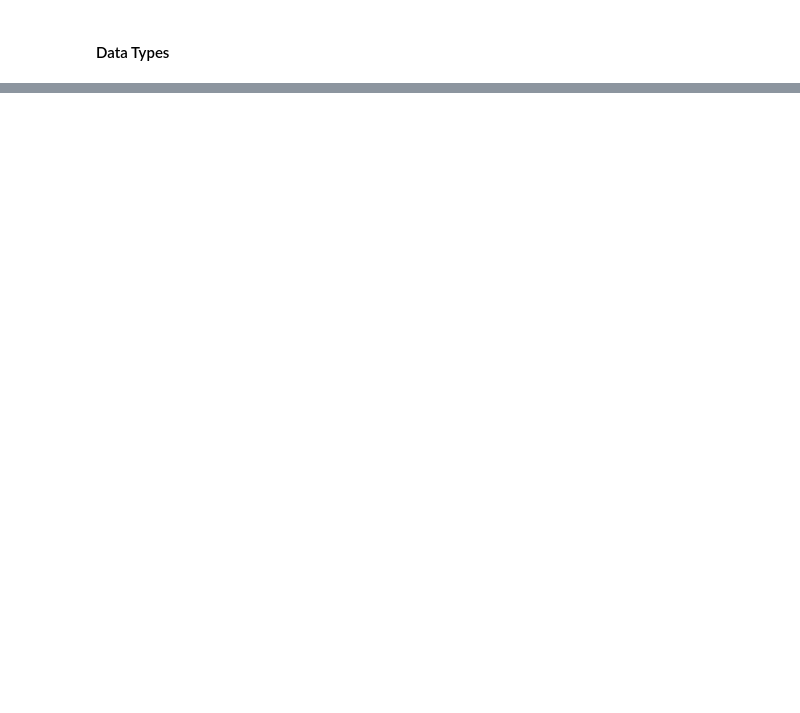
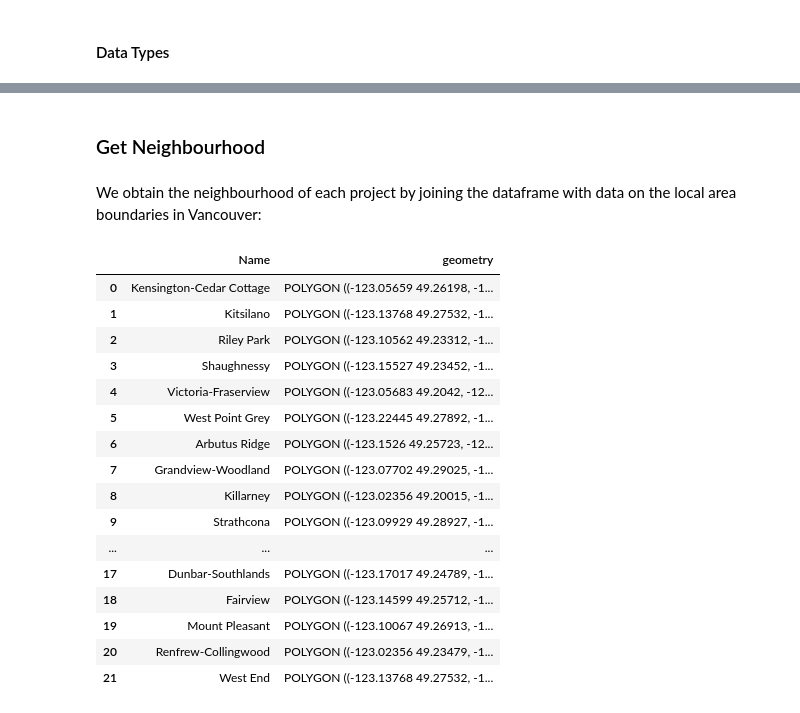
Before and after one commit to UBC-MDS/DSCI-532_2026_20_non_market_housing, a Jupyter notebook: notebooks/eda_analysis.ipynb, the cells around one changed output, grey strips where cells are left out. Cells and saved outputs as stored; diff of their text form; code cells hidden in the pictures; blank space fills up the shorter version.

```diff
--- a/notebooks/eda_analysis.ipynb
+++ b/notebooks/eda_analysis.ipynb
@@ -127,0 +115,37 @@ housing = housing.drop("Geom", axis=1)
+# %% [markdown]
+### Get Neighbourhood
+# %% [markdown]
+We obtain the neighbourhood of each project by joining the dataframe with data on the local area boundaries in Vancouver:
+# %%
+bounds = pd.read_csv(
+    "../data/raw/local-area-boundary.csv",
+    sep=";"
+)
+
+bound_geometries = bounds["Geom"].apply(lambda x: shape(json.loads(x)))
+
+bounds = gpd.GeoDataFrame(
+    bounds[["Name"]],
+    geometry=bound_geometries,
+    crs="EPSG:4326"
+)
+
+bounds
+# %% [output]
+|  | Name | geometry |
+| 0 | Kensington-Cedar Cottage | POLYGON ((-123.05659 49.26198, -1... |
+| 1 | Kitsilano | POLYGON ((-123.13768 49.27532, -1... |
+| 2 | Riley Park | POLYGON ((-123.10562 49.23312, -1... |
+| 3 | Shaughnessy | POLYGON ((-123.15527 49.23452, -1... |
+| 4 | Victoria-Fraserview | POLYGON ((-123.05683 49.2042, -12... |
+| 5 | West Point Grey | POLYGON ((-123.22445 49.27892, -1... |
+| 6 | Arbutus Ridge | POLYGON ((-123.1526 49.25723, -12... |
+| 7 | Grandview-Woodland | POLYGON ((-123.07702 49.29025, -1... |
+| 8 | Killarney | POLYGON ((-123.02356 49.20015, -1... |
+| 9 | Strathcona | POLYGON ((-123.09929 49.28927, -1... |
+| ... | ... | ... |
+| 17 | Dunbar-Southlands | POLYGON ((-123.17017 49.24789, -1... |
+| 18 | Fairview | POLYGON ((-123.14599 49.25712, -1... |
+| 19 | Mount Pleasant | POLYGON ((-123.10067 49.26913, -1... |
+| 20 | Renfrew-Collingwood | POLYGON ((-123.02356 49.23479, -1... |
+| 21 | West End | POLYGON ((-123.13768 49.27532, -1... |
```
Also changed, not shown: parts of 17 cells of this notebook.
